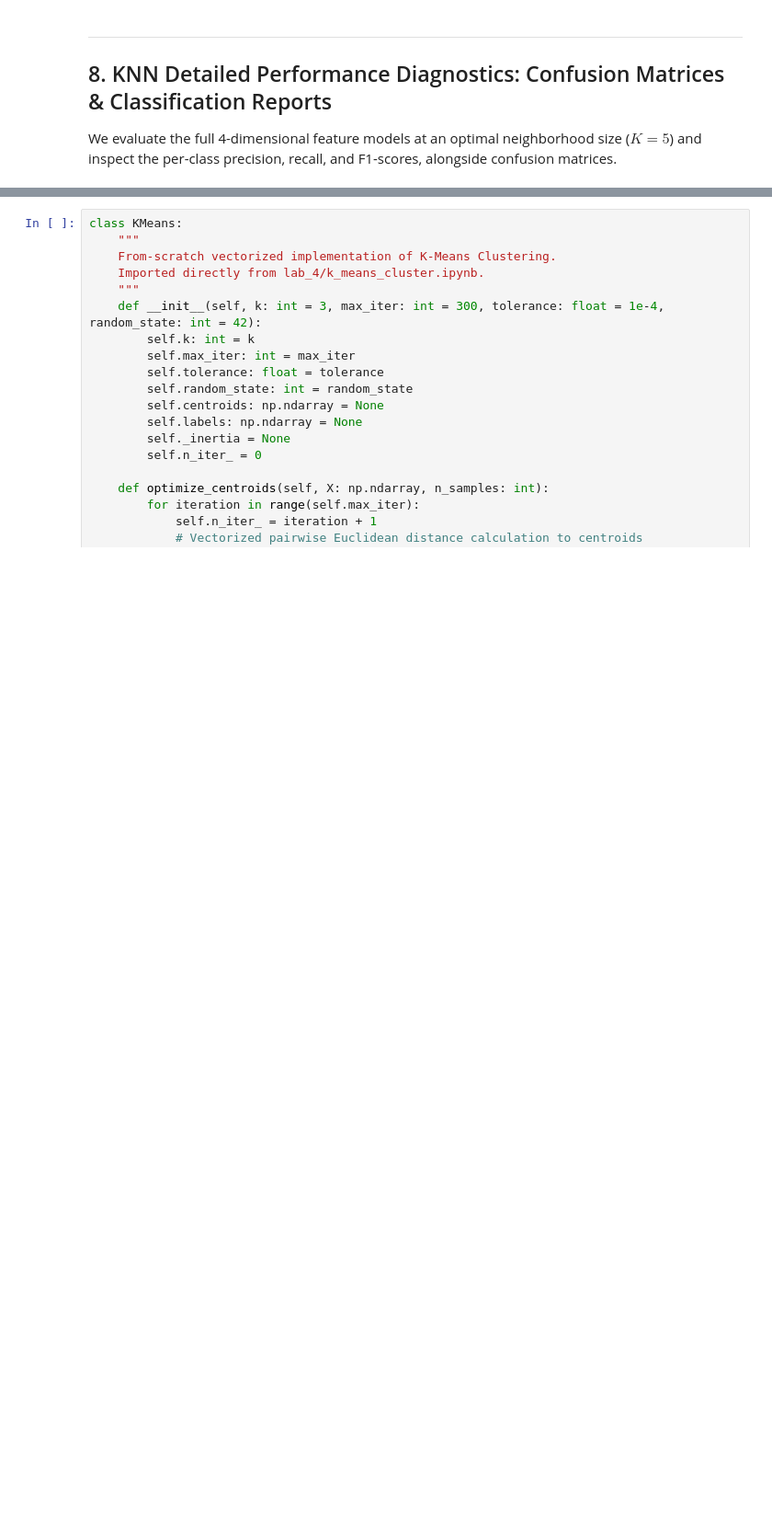
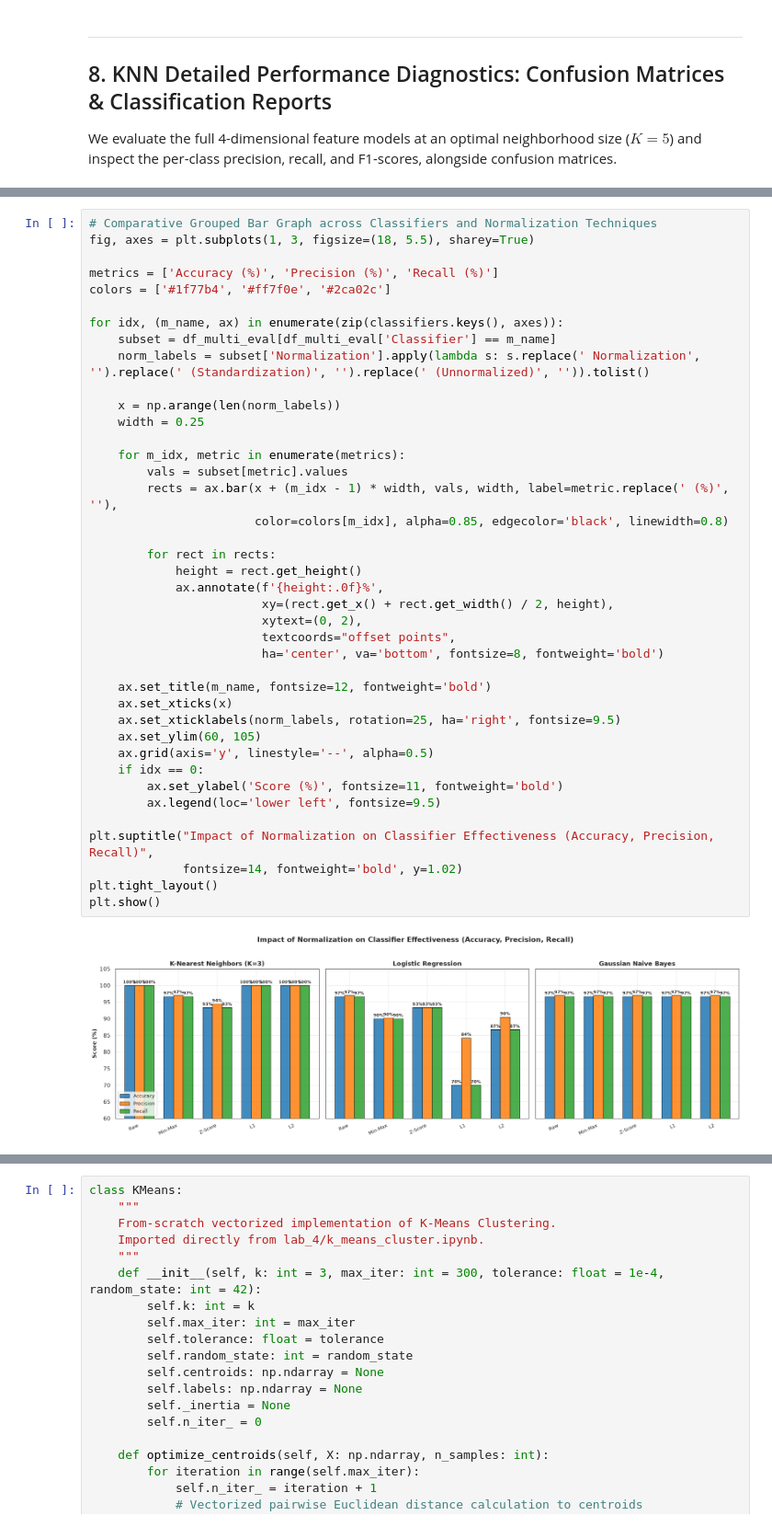
Before and after one commit to jnaved/Personal-Projects, a Jupyter notebook: ML-MTech-I/lab_6/main.ipynb, the cells around one changed output, grey strips where cells are left out. Shown at 92% size. Drawn from its saved outputs; the diff is of its cells as text; blank space fills up the shorter version.

```diff
--- a/ML-MTech-I/lab_6/main.ipynb
+++ b/ML-MTech-I/lab_6/main.ipynb
@@ -688,0 +648,42 @@ We now evaluate the impact of $L_1$ and $L_2$ vector normalization on an **unsup
+# %%
+# Comparative Grouped Bar Graph across Classifiers and Normalization Techniques
+fig, axes = plt.subplots(1, 3, figsize=(18, 5.5), sharey=True)
+
+metrics = ['Accuracy (%)', 'Precision (%)', 'Recall (%)']
+colors = ['#1f77b4', '#ff7f0e', '#2ca02c']
+
+for idx, (m_name, ax) in enumerate(zip(classifiers.keys(), axes)):
+    subset = df_multi_eval[df_multi_eval['Classifier'] == m_name]
+    norm_labels = subset['Normalization'].apply(lambda s: s.replace(' Normalization', '').replace(' (Standardization)', '').replace(' (Unnormalized)', '')).tolist()
+
+    x = np.arange(len(norm_labels))
+    width = 0.25
+
+    for m_idx, metric in enumerate(metrics):
+        vals = subset[metric].values
+        rects = ax.bar(x + (m_idx - 1) * width, vals, width, label=metric.replace(' (%)', ''),
+                       color=colors[m_idx], alpha=0.85, edgecolor='black', linewidth=0.8)
+
+        for rect in rects:
+            height = rect.get_height()
+            ax.annotate(f'{height:.0f}%',
+                        xy=(rect.get_x() + rect.get_width() / 2, height),
+                        xytext=(0, 2),
+                        textcoords="offset points",
+                        ha='center', va='bottom', fontsize=8, fontweight='bold')
+
+    ax.set_title(m_name, fontsize=12, fontweight='bold')
+    ax.set_xticks(x)
+    ax.set_xticklabels(norm_labels, rotation=25, ha='right', fontsize=9.5)
+    ax.set_ylim(60, 105)
+    ax.grid(axis='y', linestyle='--', alpha=0.5)
+    if idx == 0:
+        ax.set_ylabel('Score (%)', fontsize=11, fontweight='bold')
+        ax.legend(loc='lower left', fontsize=9.5)
+
+plt.suptitle("Impact of Normalization on Classifier Effectiveness (Accuracy, Precision, Recall)",
+             fontsize=14, fontweight='bold', y=1.02)
+plt.tight_layout()
+plt.show()
+# %% [output]
+[figure, added]
```
Also changed, not shown: parts of 23 cells of this notebook, 7 other files.
